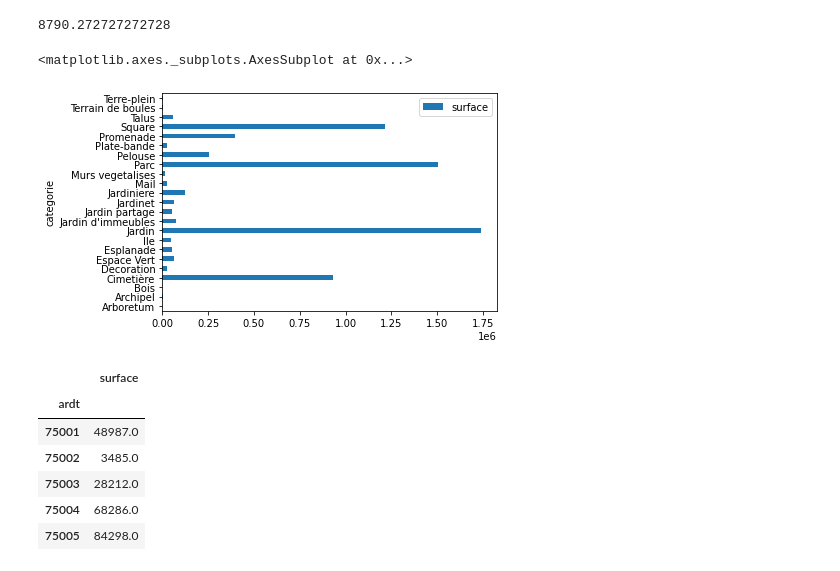
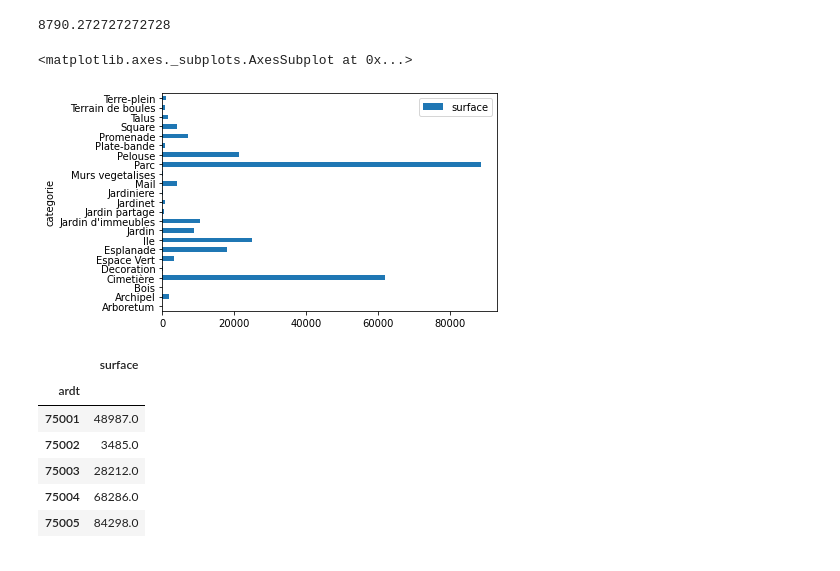
Before and after one commit to mastersigat/GeoPandas, a Jupyter notebook: Séance_1_(intro_Pandas).ipynb, the cells around one changed output. Drawn from its saved outputs; the diff is of its cells as text; code cells hidden in the pictures.

```diff
--- a/Séance_1_(intro_Pandas).ipynb
+++ b/Séance_1_(intro_Pandas).ipynb
@@ -219,12 +216,12 @@ Jardins["surface"].mean()
 # %%
 # Calculer la surface moyenne de chaque type d'espace vert
 
-SurfaceType = EspacevertsParis[["categorie", "surface"]].groupby("categorie").sum()
+SurfaceType = EspacevertsParis[["categorie", "surface"]].groupby("categorie").mean()
 SurfaceType.head()
 SurfaceType.plot(kind="barh")
 # %% [output]
 <matplotlib.axes._subplots.AxesSubplot at 0x...>
-[figure, old version]
+[figure, new version]
 # %%
 #Calculer la superficie des espaces vert par arrondissement (agrégation statistique)
 
```
Also changed, not shown: parts of 18 cells of this notebook.
